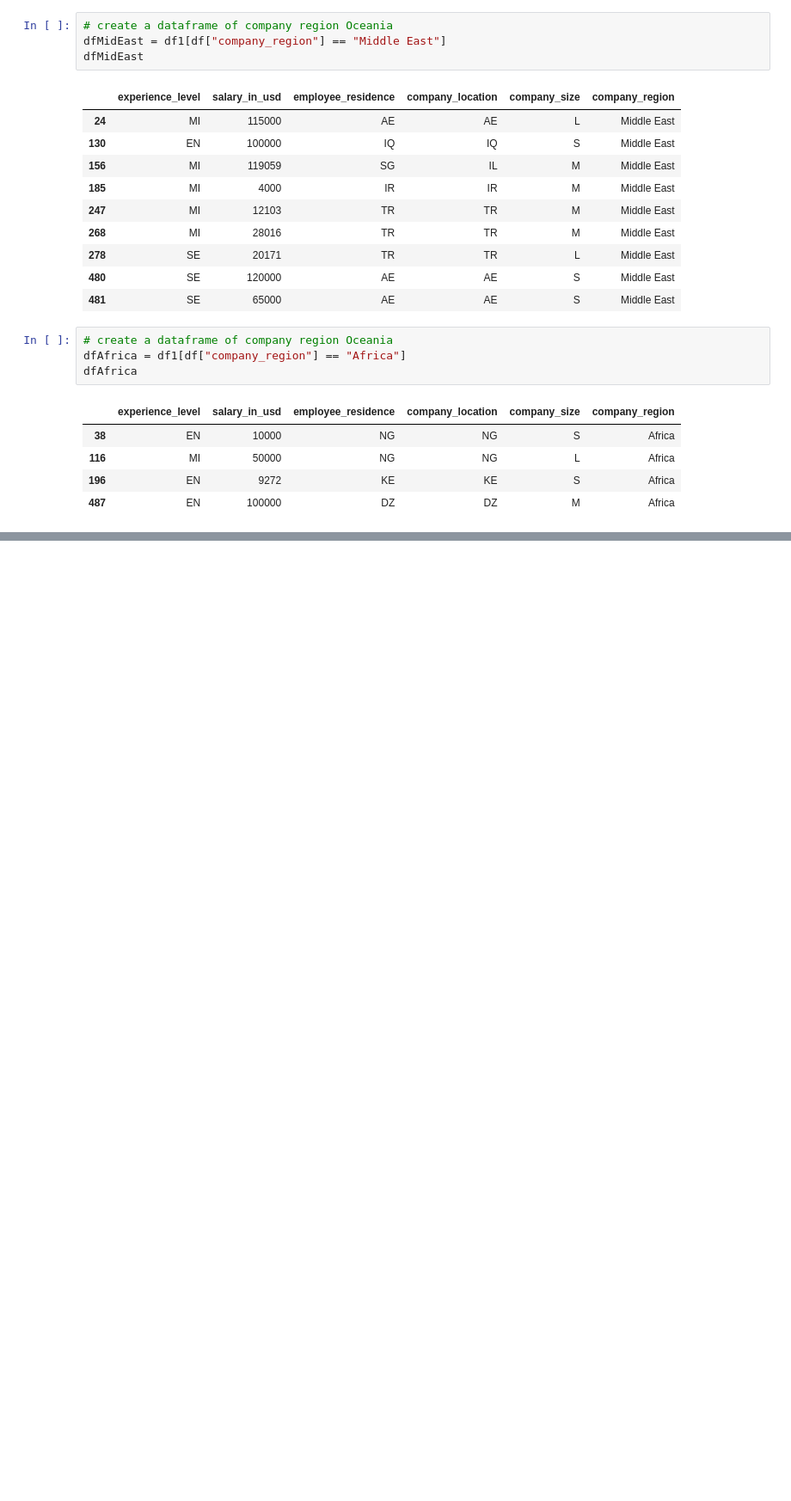
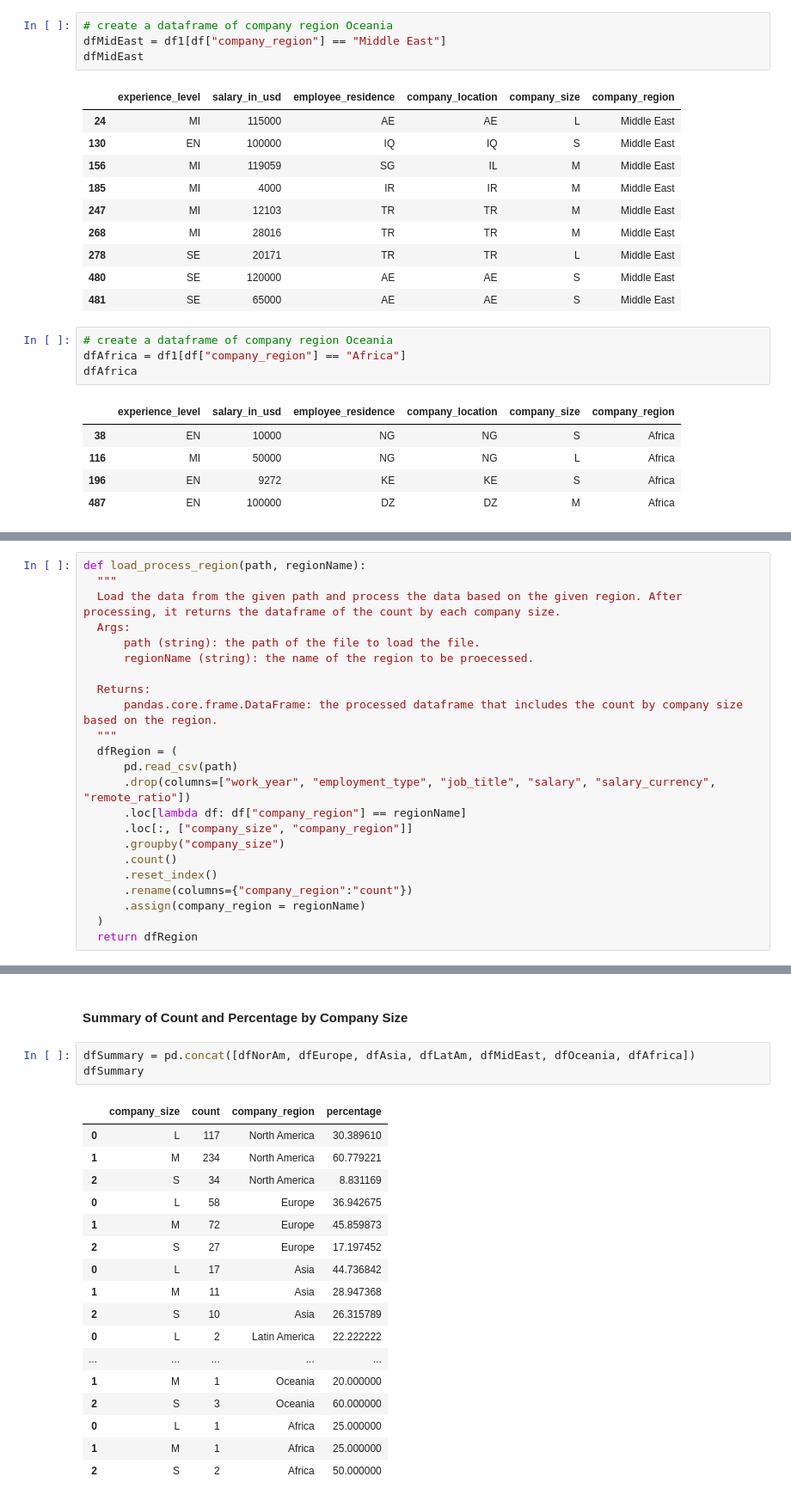
Before and after one commit to ubco-W2022T2-data301/project-group-group07, a Jupyter notebook: analysis/analysis1.ipynb, the cells around one changed output, grey strips where cells are left out. Shown at 86% size. Cells and saved outputs as stored; diff of their text form; blank space fills up the shorter version.

```diff
--- a/analysis/analysis1.ipynb
+++ b/analysis/analysis1.ipynb
@@ -774,0 +625,23 @@ ValueError: Could not interpret input 'percentage'
+# %%
+def load_process_region(path, regionName):
+  """
+  Load the data from the given path and process the data based on the given region. After processing, it returns the dataframe of the count by each company size.
+  Args:
+      path (string): the path of the file to load the file.
+      regionName (string): the name of the region to be proecessed.
+
+  Returns:
+      pandas.core.frame.DataFrame: the processed dataframe that includes the count by company size based on the region.
+  """
+  dfRegion = (
+      pd.read_csv(path)
+      .drop(columns=["work_year", "employment_type", "job_title", "salary", "salary_currency", "remote_ratio"])
+      .loc[lambda df: df["company_region"] == regionName]
+      .loc[:, ["company_size", "company_region"]]
+      .groupby("company_size")
+      .count()
+      .reset_index()
+      .rename(columns={"company_region":"count"})
+      .assign(company_region = regionName)
+  )
+  return dfRegion
@@ -774,0 +672,23 @@ ValueError: Could not interpret input 'percentage'
+# %% [markdown]
+#### Summary of Count and Percentage by Company Size
+# %%
+dfSummary = pd.concat([dfNorAm, dfEurope, dfAsia, dfLatAm, dfMidEast, dfOceania, dfAfrica])
+dfSummary
+# %% [output]
+|  | company_size | count | company_region | percentage |
+| 0 | L | 117 | North America | 30.389610 |
+| 1 | M | 234 | North America | 60.779221 |
+| 2 | S | 34 | North America | 8.831169 |
+| 0 | L | 58 | Europe | 36.942675 |
+| 1 | M | 72 | Europe | 45.859873 |
+| 2 | S | 27 | Europe | 17.197452 |
+| 0 | L | 17 | Asia | 44.736842 |
+| 1 | M | 11 | Asia | 28.947368 |
+| 2 | S | 10 | Asia | 26.315789 |
+| 0 | L | 2 | Latin America | 22.222222 |
+| ... | ... | ... | ... | ... |
+| 1 | M | 1 | Oceania | 20.000000 |
+| 2 | S | 3 | Oceania | 60.000000 |
+| 0 | L | 1 | Africa | 25.000000 |
+| 1 | M | 1 | Africa | 25.000000 |
+| 2 | S | 2 | Africa | 50.000000 |
```
Also changed, not shown: parts of 97 cells of this notebook, 1 other file.
